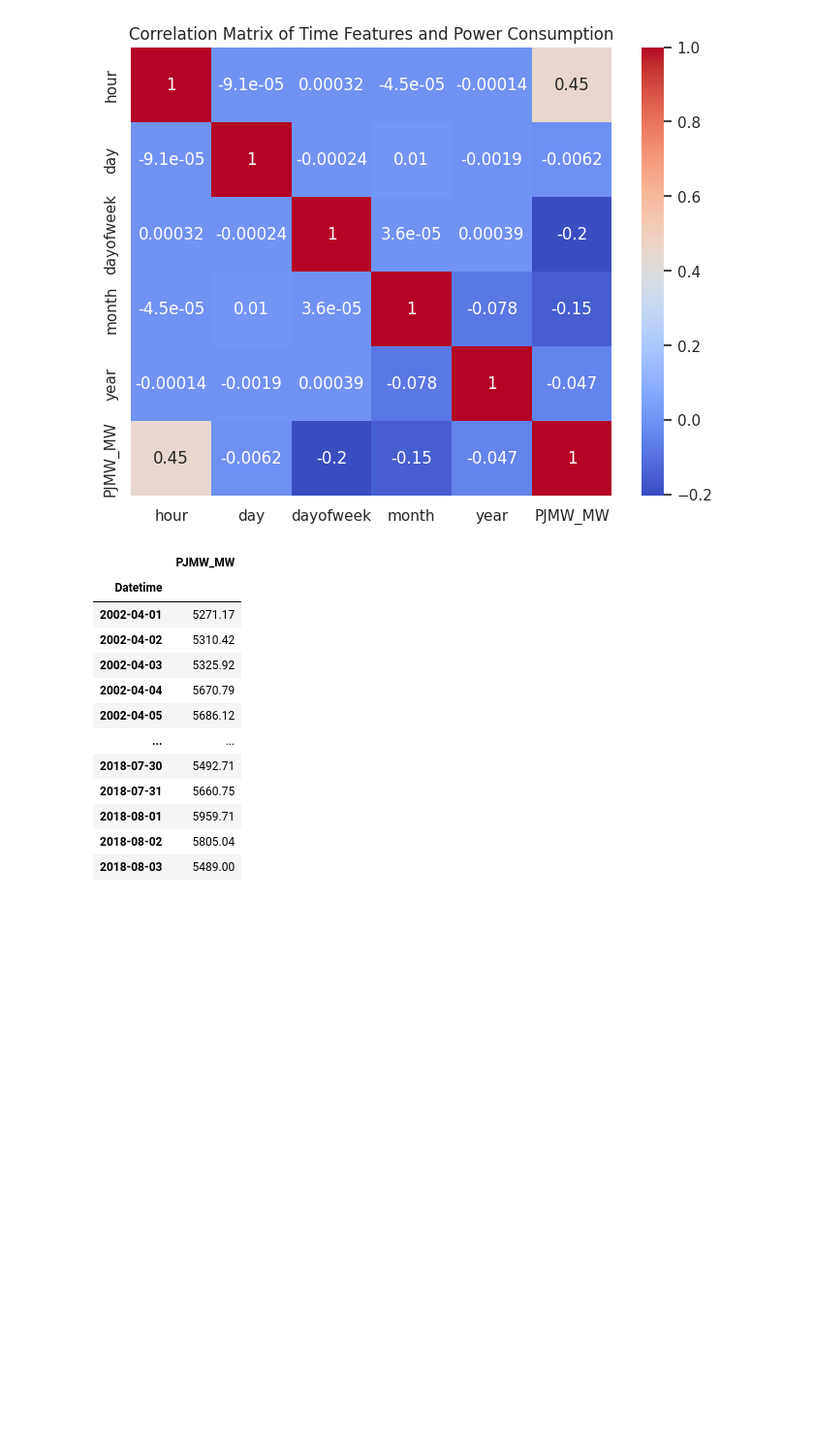
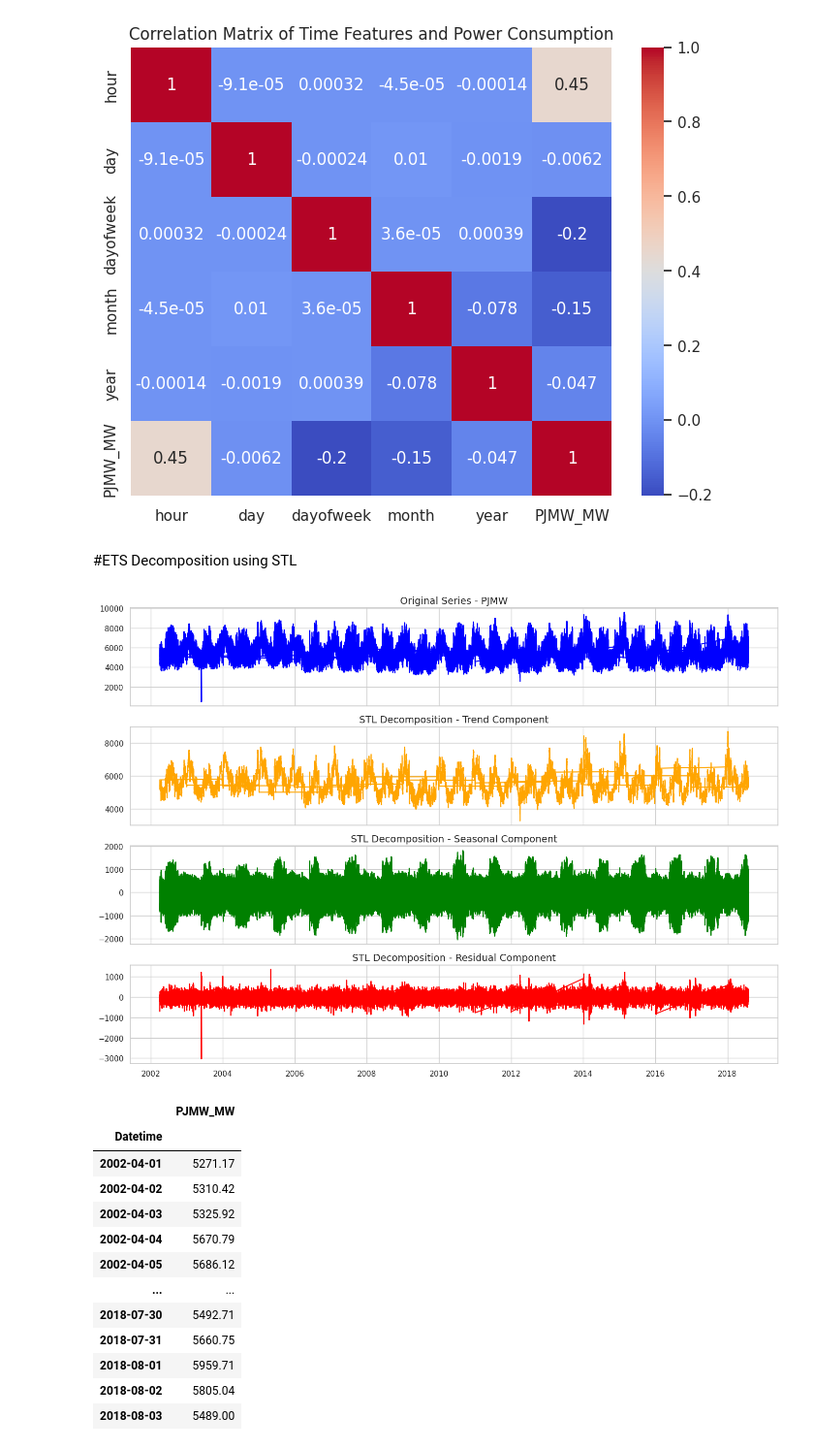
Before and after one commit to rizz045/Energy_Demand_Forecasting_Using_Time_Series_Analysis, a Jupyter notebook: Energy_Demand_Forecasting.ipynb, the cells around one changed output. Shown at 97% size. Cells and saved outputs as stored; diff of their text form; code cells hidden in the pictures; blank space fills up the shorter version.

```diff
--- a/Energy_Demand_Forecasting.ipynb
+++ b/Energy_Demand_Forecasting.ipynb
@@ -199,6 +199,43 @@ plt.title("Correlation Matrix of Time Features and Power Consumption")
 plt.show()
 # %% [output]
 [figure]
+# %% [markdown]
+#ETS Decomposition using STL
+# %%
+import matplotlib.pyplot as plt
+from statsmodels.tsa.seasonal import STL
+
+# Apply STL decomposition
+stl = STL(df['PJMW_MW'], period=24)  # adjust 'period' as needed (e.g., 24 for hourly daily seasonality)
+res = stl.fit()
+
+# Create figure with 4 subplots (including original PJMW)
+fig, axs = plt.subplots(4, 1, figsize=(14, 10), sharex=True)
+
+# Original Series (PJMW)
+axs[0].plot(df.index, df['PJMW_MW'], color='blue')
+axs[0].set_title("Original Series - PJMW", fontsize=14)
+axs[0].grid(True)
+
+# Trend Component
+axs[1].plot(df.index, res.trend, color='orange')
+axs[1].set_title("STL Decomposition - Trend Component", fontsize=14)
+axs[1].grid(True)
+
+# Seasonal Component
+axs[2].plot(df.index, res.seasonal, color='green')
+axs[2].set_title("STL Decomposition - Seasonal Component", fontsize=14)
+axs[2].grid(True)
+
+# Residual Component
+axs[3].plot(df.index, res.resid, color='red')
+axs[3].set_title("STL Decomposition - Residual Component", fontsize=14)
+axs[3].grid(True)
+
+plt.tight_layout()
+plt.show()
+# %% [output]
+[figure, added]
 # %%
 # Resampling the data on daily baisis and taking each day's mean value
 df = round(df["PJMW_MW"].resample('D').mean(),2)
```
Also changed, not shown: parts of 16 cells of this notebook.
